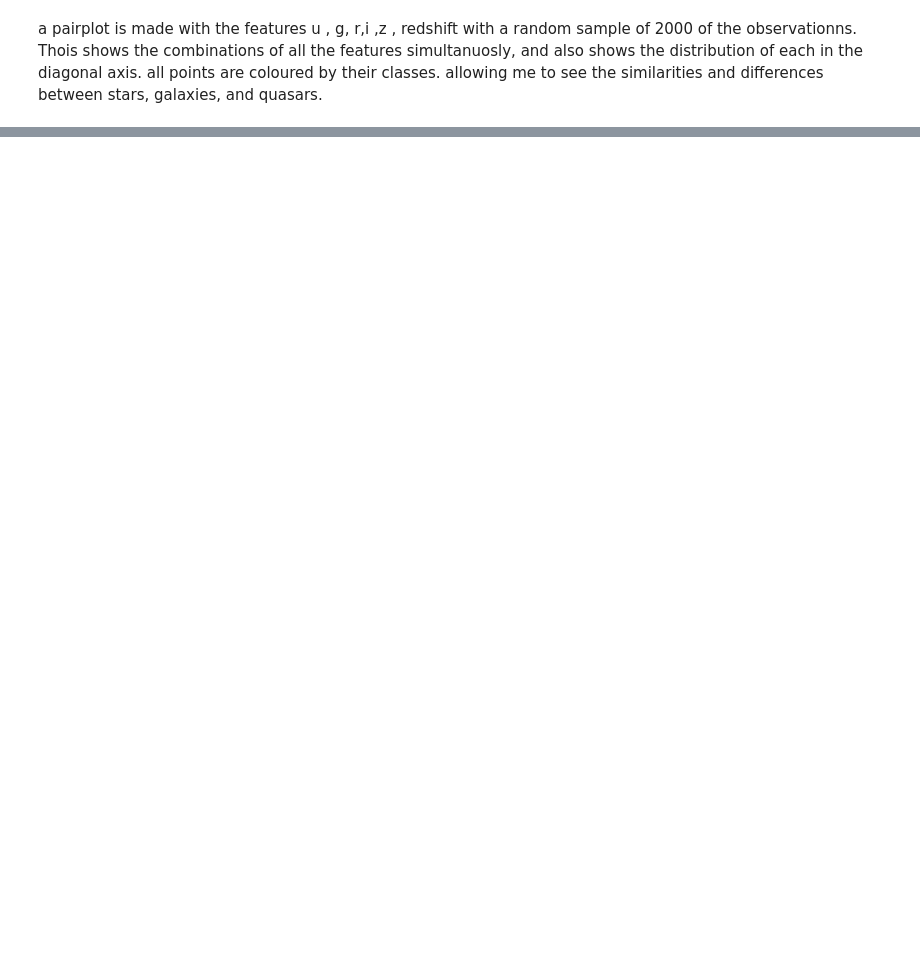
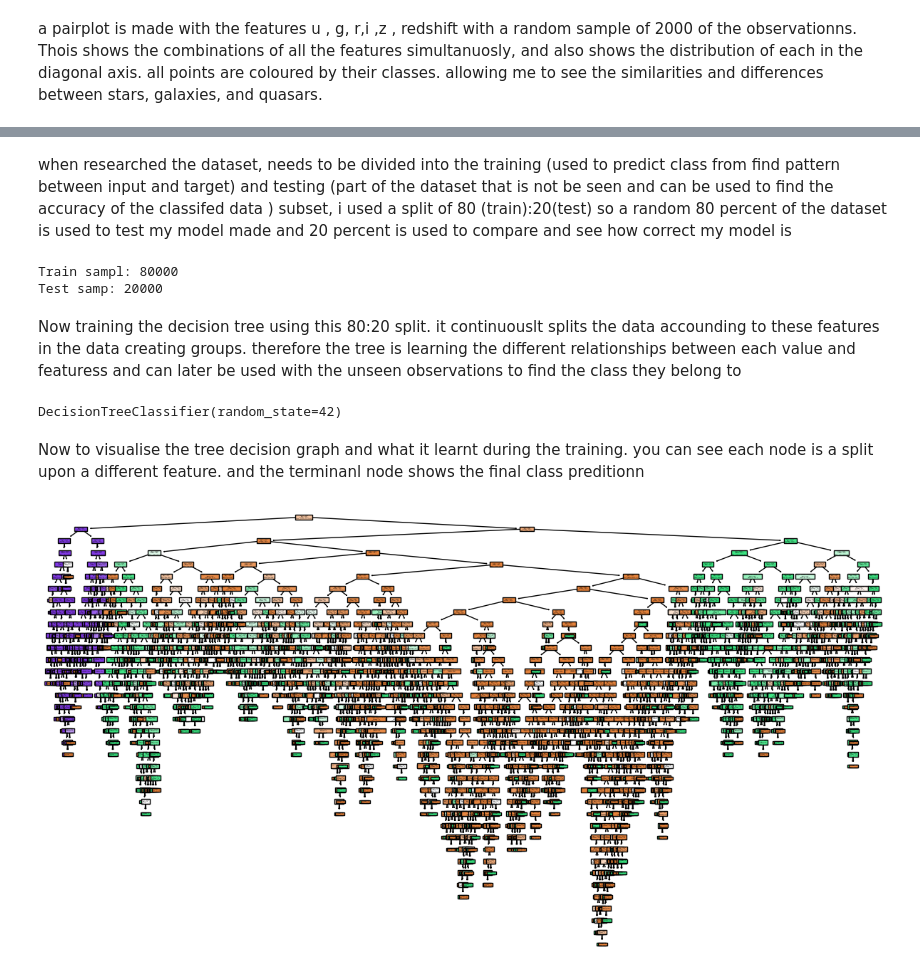
Before and after one commit to shanesimmons812/comp-project, a Jupyter notebook: py/Q1_folder/Q1_notebook.ipynb, the cells around one changed output, grey strips where cells are left out. Drawn from its saved outputs; the diff is of its cells as text; code cells hidden in the pictures; blank space fills up the shorter version.

Commit message:
improved upon choosing and creating a decision tree and also a performance evaluation

```diff
--- a/py/Q1_folder/Q1_notebook.ipynb
+++ b/py/Q1_folder/Q1_notebook.ipynb
@@ -170,0 +178,49 @@ plt.show()
+# %%
+# start by selecting every single feature apart from the classes
+# try to find the class from these feature and call it x
+
+x = df.drop("class", axis=1)
+
+# now find the 'target feature to predict galaxy, quasar, star
+y = df["class"]
+# %% [markdown]
+when researched the dataset, needs to be divided into the training (used to predict class from find pattern between input and target) and testing (part of the dataset that is not be seen and can be used to find the accuracy of the classifed data ) subset, i used a split of 80 (train):20(test) so a random 80 percent of the dataset is used to test my model made and 20 percent is used to compare and see how correct my model is
+# %%
+X_train = x.sample(frac=0.8, random_state=42)
+# makes random oce then keeps same for testing so still random
+X_test = x.drop(X_train.index)
+
+#loc mean find the adject y for the given x
+y_train = y.loc[X_train.index]
+y_test = y.drop(X_train.index)
+
+print("Train sampl:", len(X_train))
+print("Test samp:", len(X_test))
+# %% [output]
+Train sampl: 80000
+Test samp: 20000
+# %% [markdown]
+Now training the decision tree using this 80:20 split. it continuouslt splits the data accounding to these features in the data creating groups. therefore the tree is learning the different relationships between each value and featuress and can later be used with the unseen observations to find the class they belong to
+# %%
+from sklearn.tree import DecisionTreeClassifier
+
+T = DecisionTreeClassifier(random_state=42)
+
+T.fit(X_train, y_train)
+# %% [output]
+DecisionTreeClassifier(random_state=42)
+# %% [markdown]
+Now to visualise the tree decision graph and what it learnt during the training. you can see each node is a split upon a different feature. and the terminanl node shows the final class preditionn
+# %%
+from sklearn import tree
+
+plt.figure(figsize=(15,8))
+
+tree.plot_tree(
+    T,
+    filled=True
+)
+
+plt.show()
+# %% [output]
+[figure, added]
```
Also changed, not shown: parts of 14 cells of this notebook.
